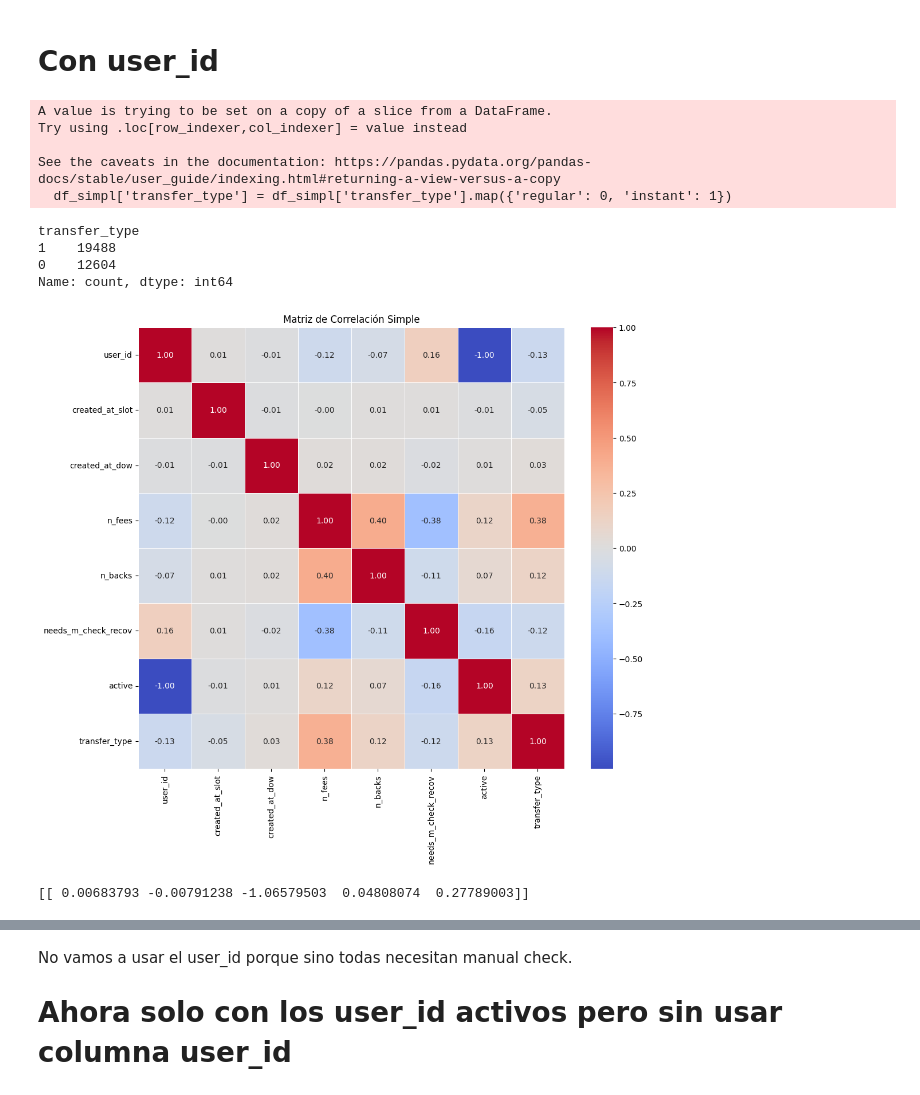
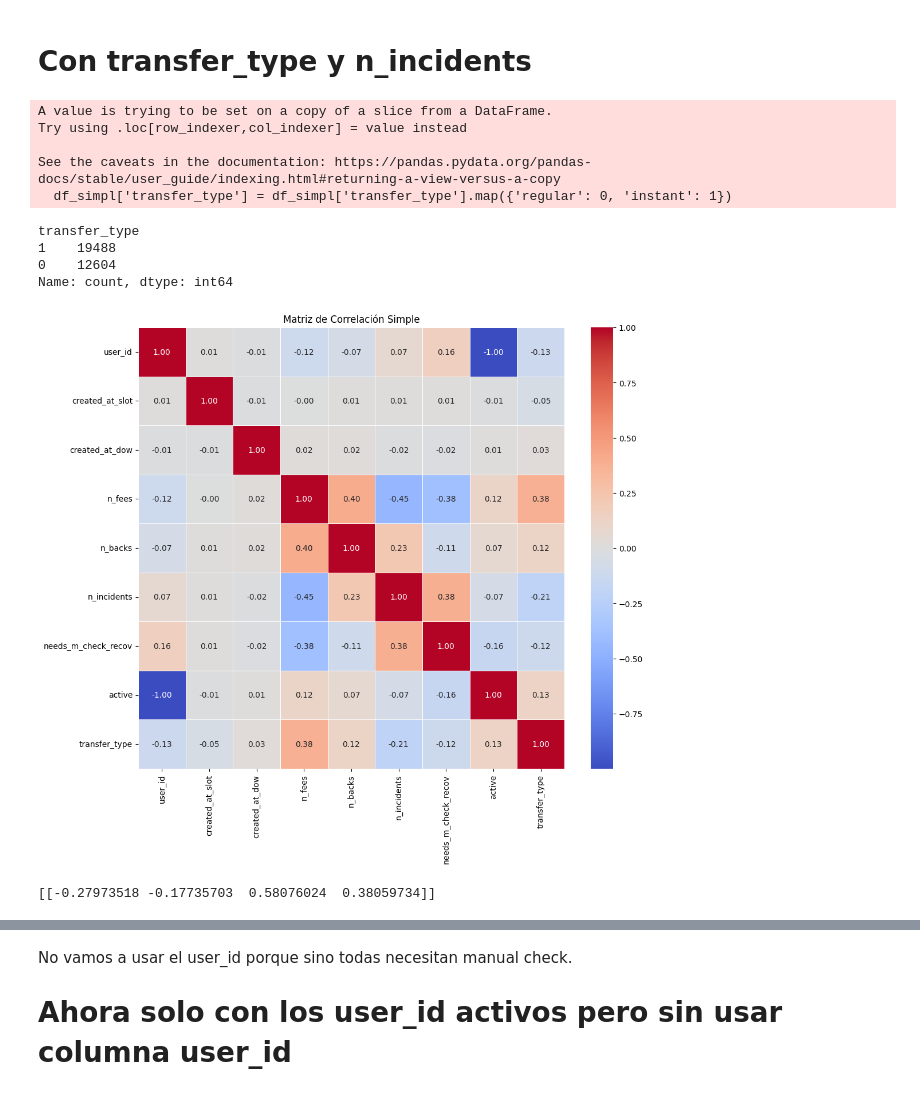
Before and after one commit to Data-Science-Pasta-Loca/ProyectoPastaLoca2, a Jupyter notebook: Alba/modelo_pruebas_subcjto.ipynb, the cells around one changed output, grey strips where cells are left out. Drawn from its saved outputs; the diff is of its cells as text; code cells hidden in the pictures.

```diff
--- a/Alba/modelo_pruebas_subcjto.ipynb
+++ b/Alba/modelo_pruebas_subcjto.ipynb
@@ -50,43 +50,43 @@ memory usage: 10.9+ MB
 # %% [markdown]
-# Con user_id
+# Con transfer_type y n_incidents
 # %%
 # Lista de columnas que deseas seleccionar
-columnas_deseadas = ['user_id', 'created_at_slot', 'created_at_dow' , 'n_fees', 'n_backs', 'needs_m_check_recov', 'active', 'transfer_type']
+columnas_deseadas = ['user_id', 'created_at_slot', 'created_at_dow' , 'n_fees', 'n_backs','n_incidents', 'needs_m_check_recov', 'active', 'transfer_type']
 
 # Crear un nuevo DataFrame con esas columnas
 df_simpl = df_jo_cp[columnas_deseadas]
 
 # Reasignar valores en la columna 'transfer_type'
 df_simpl['transfer_type'] = df_simpl['transfer_type'].map({'regular': 0, 'instant': 1})
 
 # Verificar los cambios
 print(df_simpl['transfer_type'].value_counts())
 
 
 # Calcular la matriz de correlación
 m_corr_simpl = df_simpl.corr()
 
 # Visualizar la matriz de correlación
 plt.figure(figsize=(12, 10))
 sns.heatmap(m_corr_simpl, annot=True, cmap='coolwarm', fmt='.2f', linewidths=0.5)
 plt.title('Matriz de Correlación Simple')
 plt.show()
 # %% [output]
 A value is trying to be set on a copy of a slice from a DataFrame.
 Try using .loc[row_indexer,col_indexer] = value instead
 
 See the caveats in the documentation: https://pandas.pydata.org/pandas-docs/stable/user_guide/indexing.html#returning-a-view-versus-a-copy
   df_simpl['transfer_type'] = df_simpl['transfer_type'].map({'regular': 0, 'instant': 1})
 transfer_type
 1    19488
 0    12604
 Name: count, dtype: int64
-[figure, old version]
+[figure, new version]
 # %%
 # Vamos a probar modelo de REGRESIÓN LOGÍSTICA con lo que tenemos para practicar
 
 # Crea la matriz de características y la var objetivo
-X = df_simpl.drop(columns=['needs_m_check_recov', 'active','user_id'])  # Elimina la columna 'good_user' por nombre
+X = df_simpl.drop(columns=['needs_m_check_recov', 'created_at_slot','created_at_dow','active','user_id'])  # Elimina la columna 'good_user' por nombre
 y = df_simpl['needs_m_check_recov']  # La columna de la variable objetivo
 
 # Obtener los nombres de las características
@@ -115,7 +115,7 @@ predicciones_probabilidades = clf.predict_proba(X_test)
 # Muestra las primeras 10 probabilidades de predicción
 #predicciones_probabilidades[:10]
 # %% [output]
-[[ 0.00683793 -0.00791238 -1.06579503  0.04808074  0.27789003]]
+[[-0.27973518 -0.17735703  0.58076024  0.38059734]]
 # %%
 # Crea un histograma de las probabilidades de predicción para ambas clases
 plt.figure(figsize=(10, 6))
```
Also changed, not shown: parts of 4 cells of this notebook, 2 other files.
